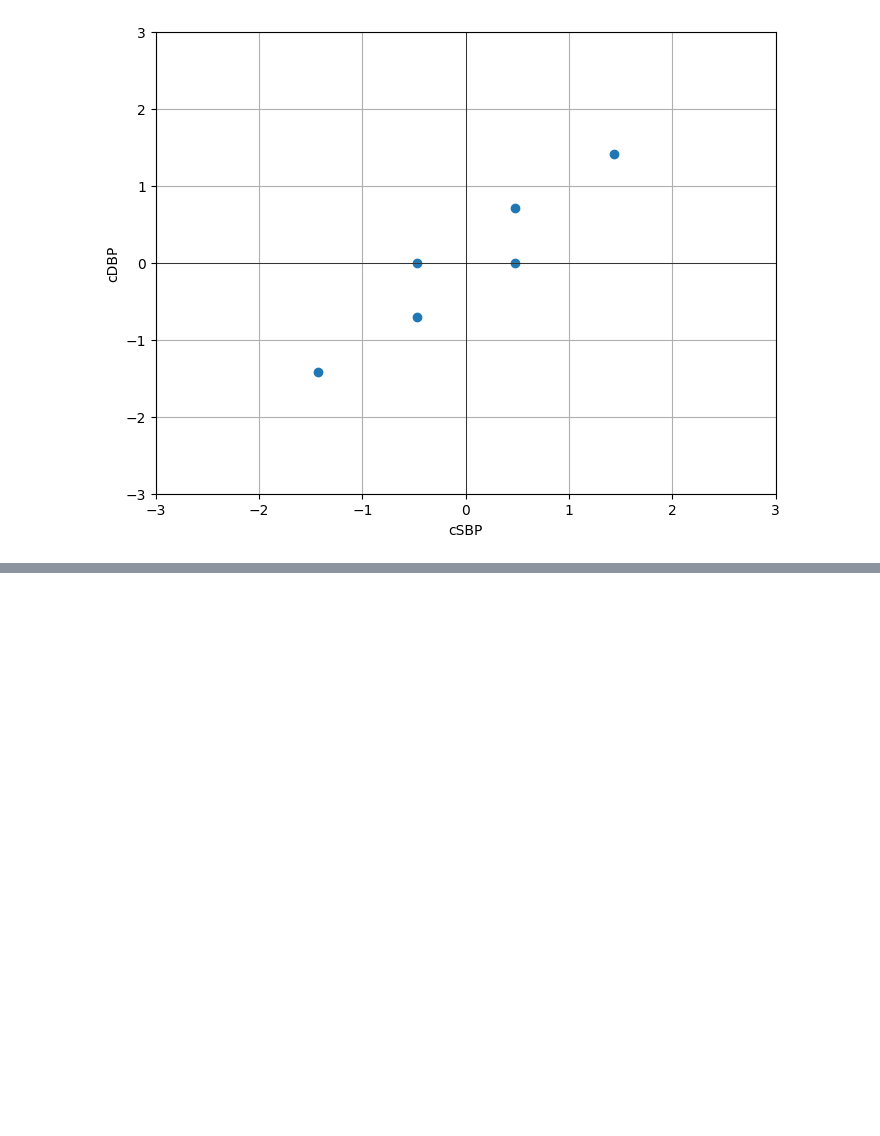
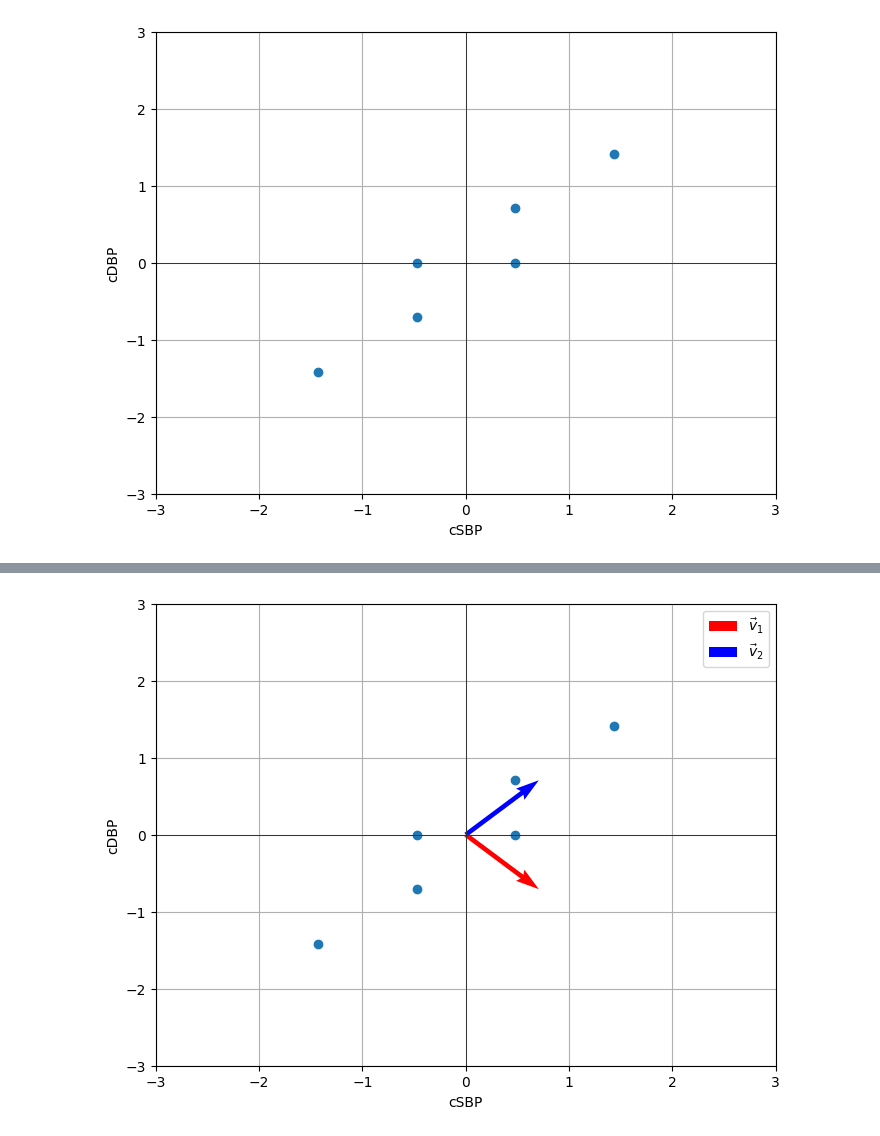
Before and after one commit to LUKIS123/MTSM-Metody-redukcji-i-selekcji, a Jupyter notebook: pca_example.ipynb, the cells around one changed output, grey strips where cells are left out. Cells and saved outputs as stored; diff of their text form; code cells hidden in the pictures; blank space fills up the shorter version.

```diff
--- a/pca_example.ipynb
+++ b/pca_example.ipynb
@@ -68,0 +168,28 @@ plt.axvline(0, color='black', linewidth=0.5)
+# %%
+plt.figure(figsize=(8, 6))
+plt.scatter(normalized_df.get('systolic_BP'),
+            normalized_df.get('diastolic_BP'),
+            cmap='plasma')
+plt.xlabel('cSBP')
+plt.ylabel('cDBP')
+
+
+plt.xlim(-3, 3)
+plt.ylim(-3, 3)
+
+
+plt.grid(True)
+plt.axhline(0, color='black', linewidth=0.5)
+plt.axvline(0, color='black', linewidth=0.5)
+
+
+plt.quiver(0, 0, v1[0], v1[1], angles='xy', scale_units='xy',
+           scale=1, color='red', label=r'$\vec{v}_1$')
+plt.quiver(0, 0, v2[0], v2[1], angles='xy', scale_units='xy',
+           scale=1, color='blue', label=r'$\vec{v}_2$')
+
+plt.legend()
+
+plt.show()
+# %% [output]
+[figure, added]
```
Also changed, not shown: parts of 8 cells of this notebook, 1 other file.
